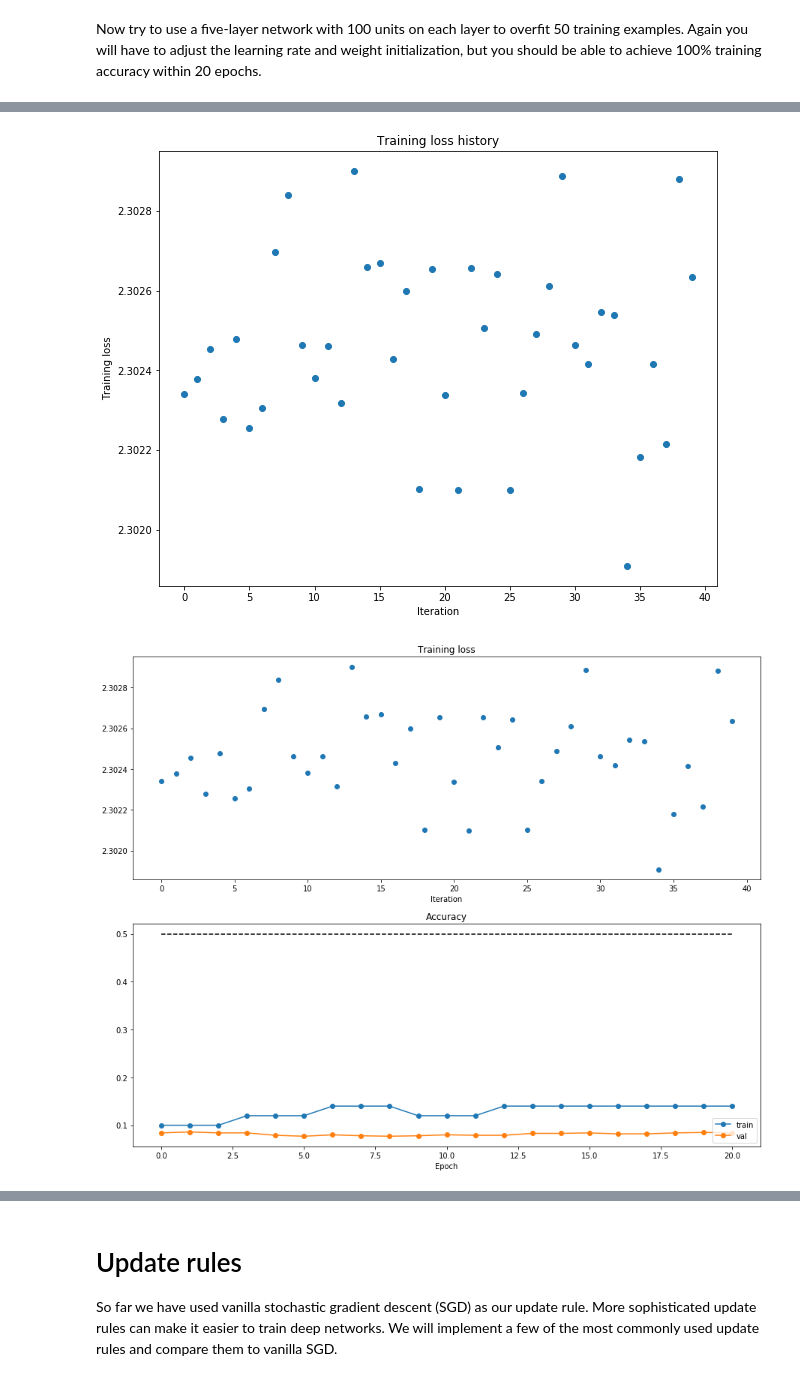
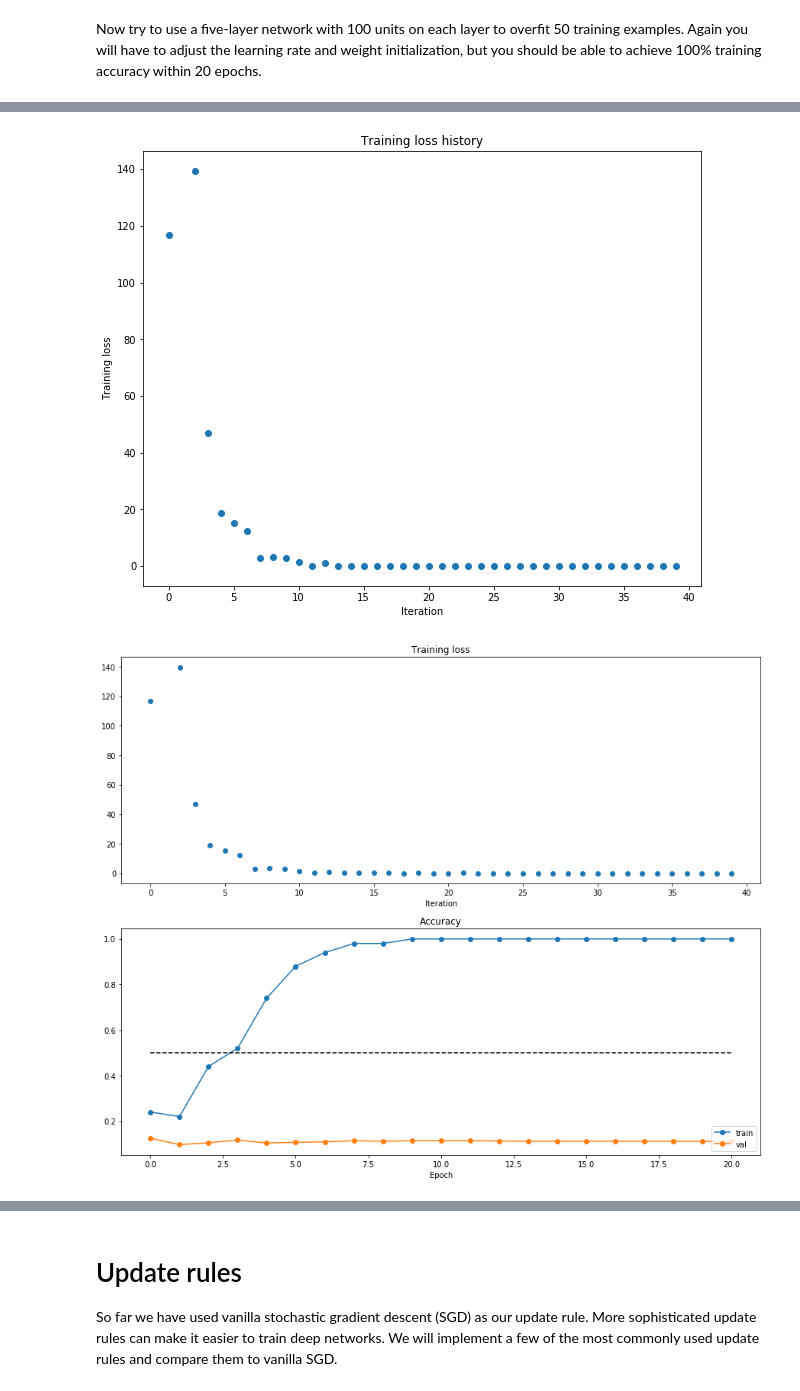
Before and after one commit to ZengChen94/COMP540, a Jupyter notebook: hw5/FullyConnectedNets.ipynb, the cells around one changed output, grey strips where cells are left out. Drawn from its saved outputs; the diff is of its cells as text; code cells hidden in the pictures.

```diff
--- a/hw5/FullyConnectedNets.ipynb
+++ b/hw5/FullyConnectedNets.ipynb
@@ -502,8 +502,8 @@ small_data = {
   'y_val': data['y_val'],
 }
 
-learning_rate = 1e-4
-weight_scale = 1e-2
+learning_rate = 1e-3
+weight_scale = 1e-1
 model = FullyConnectedNet([100, 100, 100, 100],
                 weight_scale=weight_scale, dtype=np.float64)
 solver = Solver(model, small_data,
@@ -556,5 +556,5 @@ plt.show()
-[figure, old version]
+[figure, new version]
-[figure, old version]
+[figure, new version]
 # %% [markdown]
 # Inline question:
 Did you notice anything about the comparative difficulty of training the three-layer net vs training the five layer net?
```
Also changed, not shown: parts of 22 cells of this notebook, 27 other files.
